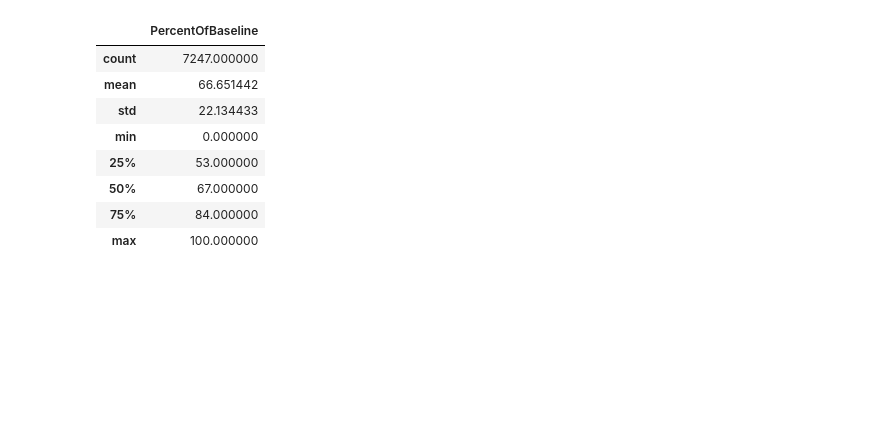
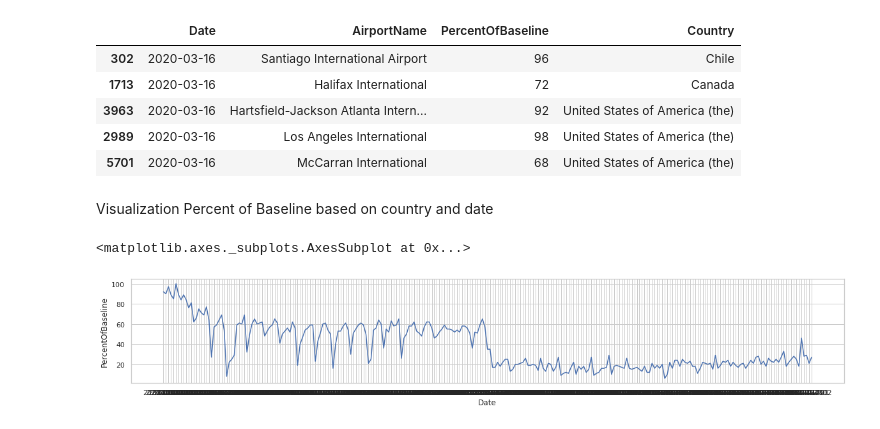
Before and after one commit to tiaherdi/Traffic-Sign-5, a Jupyter notebook: Traffic_Sign_5.ipynb, the cells around one changed output. Drawn from its saved outputs; the diff is of its cells as text; code cells hidden in the pictures; blank space fills up the shorter version.

```diff
--- a/Traffic_Sign_5.ipynb
+++ b/Traffic_Sign_5.ipynb
@@ -10,8 +10,8 @@ import matplotlib.pyplot as plt
 import seaborn as sns # graph
 # %%
 # Read file from dataset via github
-data = pd.read_csv('https://raw.githubusercontent.com/tiaherdi/Traffic-Sign-5/main/covid_impact_on_airport_traffic.csv?token=GHSAT0AAAAAABXA5PPA7PLPVB43P6JR52PMYXBF2MQ')
-data.head()
+dataset = pd.read_csv('https://raw.githubusercontent.com/tiaherdi/Traffic-Sign-5/main/covid_impact_on_airport_traffic.csv?token=GHSAT0AAAAAABXA5PPA7PLPVB43P6JR52PMYXBF2MQ')
+dataset.head()
 # %% [output]
 |  | AggregationMethod | Date | Version | AirportName | PercentOfBaseline | Centroid | City | State | ... |
 | 0 | Daily | 2020-04-03 | 1.0 | Kingsford Smith | 64 | POINT(151.180087713813 -33.945977... | Sydney | New South Wales | ... |
@@ -56,17 +69,14 @@ data.tail()
 # %%
-# Feature selection -> mengambil data yang dibutuhkan
-data = data.drop(['AggregationMethod', 'Version', 'ISO_3166_2', 'Geography', 'Centroid', 'State', 'City'],
+# Feature selection -> get data needed
+data = dataset.drop(['AggregationMethod', 'Version', 'ISO_3166_2', 'Geography', 'Centroid', 'State', 'City'],
                          axis=1)
+data = data.sort_values(by="Date")
+data.head()
+# %% [output]
+|  | Date | AirportName | PercentOfBaseline | Country |
+| 302 | 2020-03-16 | Santiago International Airport | 96 | Chile |
+| 1713 | 2020-03-16 | Halifax International | 72 | Canada |
+| 3963 | 2020-03-16 | Hartsfield-Jackson Atlanta Intern... | 92 | United States of America (the) |
+| 2989 | 2020-03-16 | Los Angeles International | 98 | United States of America (the) |
+| 5701 | 2020-03-16 | McCarran International | 68 | United States of America (the) |
-# %%
-data.describe()
-# %% [output]
-|  | PercentOfBaseline |
-| count | 7247.000000 |
-| mean | 66.651442 |
-| std | 22.134433 |
-| min | 0.000000 |
-| 25% | 53.000000 |
-| 50% | 67.000000 |
-| 75% | 84.000000 |
-| max | 100.000000 |
 # %%
@@ -76,3 +86,18 @@ australia = data_per_negara.get_group('Australia')
 canada = data_per_negara.get_group('Canada')
 chile = data_per_negara.get_group('Chile')
 us  = data_per_negara.get_group('United States of America (the)')
+# %% [markdown]
+Visualization Percent of Baseline based on country and date
+# %%
+# Data (date, percent of baseline, country)
+
+# Style
+sns.set(font_scale=1)
+sns.set_style("whitegrid")
+# %%
+# Visualization Australia
+fig, ax = plt.subplots(figsize=(20,3))
+sns.lineplot(data=australia, x='Date', y='PercentOfBaseline')
+# %% [output]
+<matplotlib.axes._subplots.AxesSubplot at 0x...>
+[figure, added]
```
Also changed, not shown: parts of 13 cells of this notebook.
